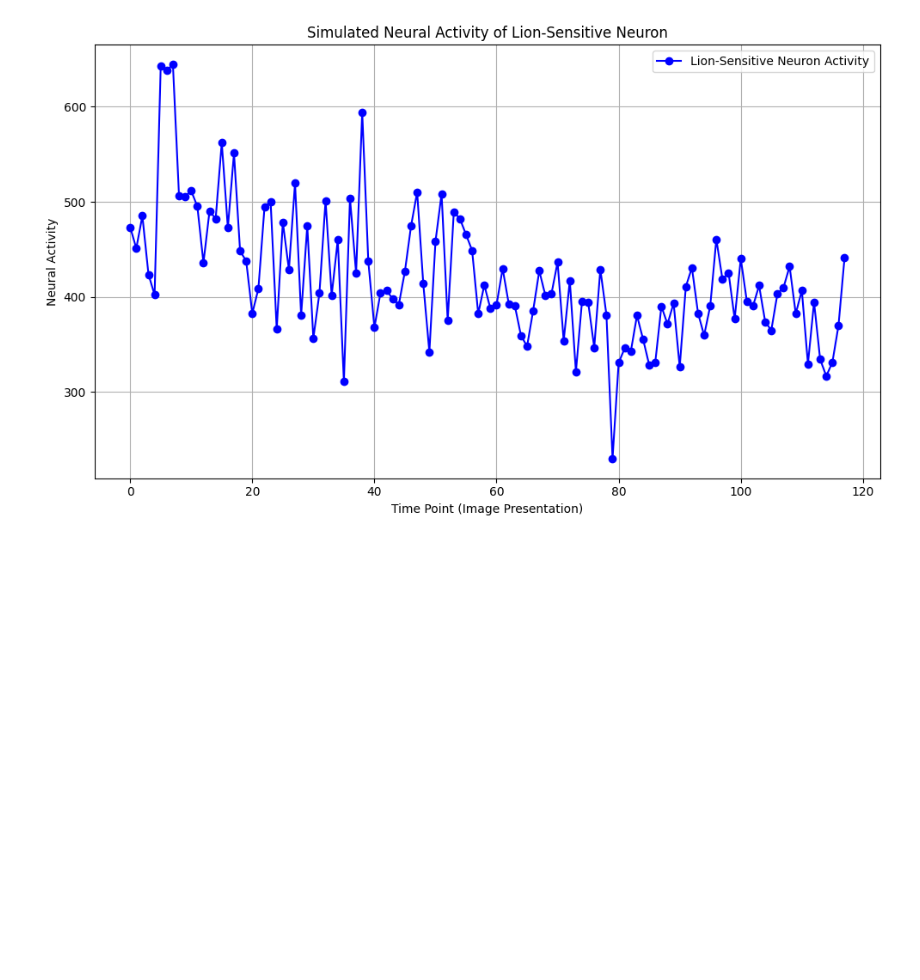
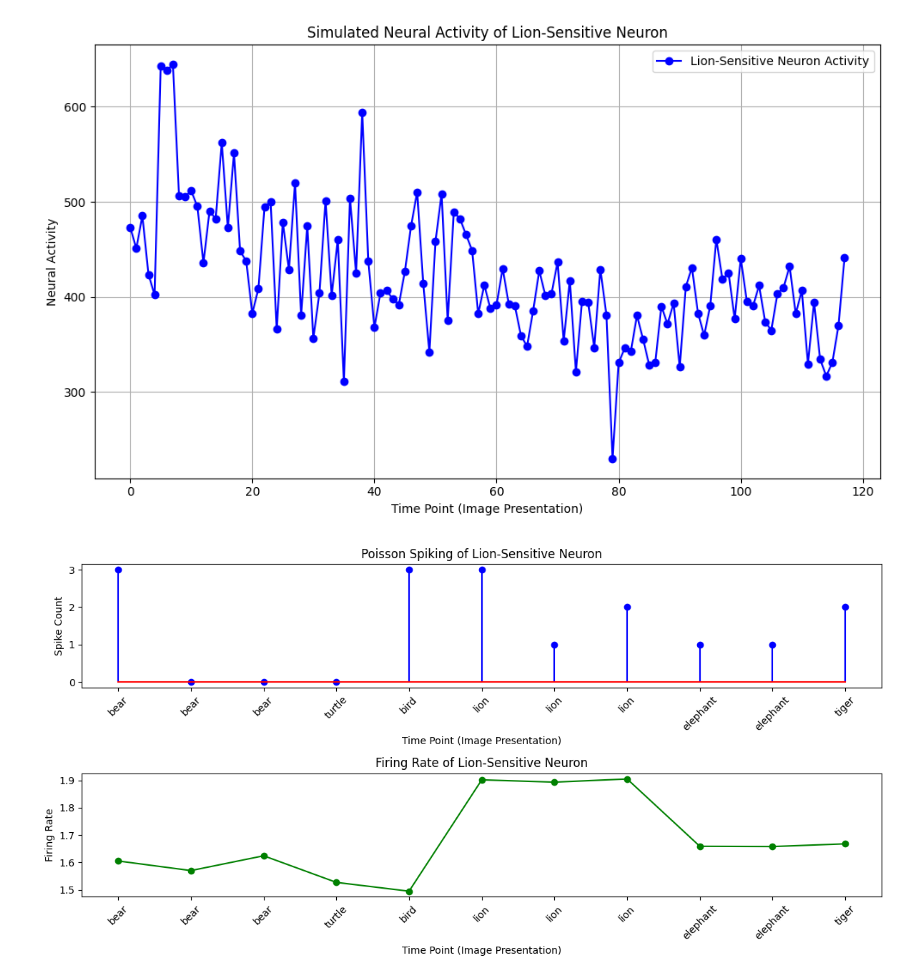
Before and after one commit to mariakesa/NeuroGarage, a Jupyter notebook: null_simulations/poc.ipynb, the cells around one changed output. Cells and saved outputs as stored; diff of their text form; code cells hidden in the pictures; blank space fills up the shorter version.

```diff
--- a/null_simulations/poc.ipynb
+++ b/null_simulations/poc.ipynb
@@ -49,0 +48,8 @@ labels=['bear','bear','bear','turtle','bird','lion','lion', 'lion', 'elephant',
+# %%
+labels=['bear','bear','bear','turtle','bird','lion','lion', 'lion', 'elephant', 'elephant', 'tiger','tiger','tiger','fox','wolf','cheetah','leopard','leopard','bird','bird',
+        'landscape','bird','leopard','monkey','bird','otter','lizard','tiger','bird','wolf']
+print(len(labels))
+z=0
+for i in labels:
+    print(z)
+    z+=1
@@ -238,3 +262,73 @@ plt.show()
   90  91  92  93  94  95  96  97  98  99 100 101 102 103 104 105 106 107
  108 109 110 111 112 113 114 115 116 117]
 [figure]
+# %%
+import numpy as np
+import matplotlib.pyplot as plt
+
+# Provided labels for the images
+labels = ['bear', 'bear', 'bear', 'turtle', 'bird', 'lion', 'lion', 'lion', 'elephant', 'elephant', 'tiger']
+
+# Embeddings for the images (assuming this is a numpy array)
+# embeddings = dat['natural_scenes'][:len(labels)]  # Uncomment this when you have the actual data
+# For demonstration, let's simulate random embeddings (replace this with actual data)
+np.random.seed(42)
+embeddings = dat['natural_scenes'][:len(labels)]
+
+# Identify the lion embeddings (based on the indices where the label is 'lion')
+lion_indices = [i for i, label in enumerate(labels) if label == 'lion']
+
+# Define the weight vector for a lion-sensitive neuron by averaging lion embeddings
+w_lion = np.mean(embeddings[lion_indices], axis=0)
+
+# Linear-Nonlinear-Poisson model parameters
+def compute_poisson_spiking(embedding, w_lion, bias=0.0):
+    """
+    Compute spiking activity using the LNP model:
+    1. Linear stage: dot product between the embedding and the weight vector.
+    2. Non-linear stage: apply exponential non-linearity to get the firing rate.
+    3. Poisson stage: simulate spiking activity based on Poisson process with this rate.
+    """
+    # Linear stage: Dot product between embedding and weights + bias
+    linear_response = np.dot(embedding, w_lion) + bias
+
+    # Non-linear stage: Exponential non-linearity to get firing rate
+    rate = np.exp(linear_response/1000)
+
+    # Poisson spiking stage: Draw spikes from a Poisson distribution
+    # The number of spikes will be drawn from a Poisson distribution with the rate
+    spikes = np.random.poisson(rate)
+
+    return spikes, rate  # Return spikes and rate for each time point
+
+# Simulate neural activity (spikes) and firing rates for each image
+neural_spikes = []
+firing_rates = []
+for embedding in embeddings:
+    spikes, rate = compute_poisson_spiking(embedding, w_lion)
+    neural_spikes.append(spikes)
+    firing_rates.append(rate)
+
+# Plot the results
+time_points = np.arange(len(labels))
+
+# Plot spikes
+plt.figure(figsize=(12, 6))
+plt.subplot(2, 1, 1)
+plt.stem(time_points, neural_spikes, linefmt='b-', markerfmt='bo', basefmt='r-')
+plt.xticks(time_points, labels, rotation=45)
+plt.xlabel('Time Point (Image Presentation)')
+plt.ylabel('Spike Count')
+plt.title('Poisson Spiking of Lion-Sensitive Neuron')
+
+# Plot firing rates
+plt.subplot(2, 1, 2)
+plt.plot(time_points, firing_rates, marker='o', linestyle='-', color='g', label='Firing Rate')
+plt.xticks(time_points, labels, rotation=45)
+plt.xlabel('Time Point (Image Presentation)')
+plt.ylabel('Firing Rate')
+plt.title('Firing Rate of Lion-Sensitive Neuron')
+plt.tight_layout()
+plt.show()
+# %% [output]
+[figure, added]
```
Also changed, not shown: parts of 3 cells of this notebook, 5 other files.
